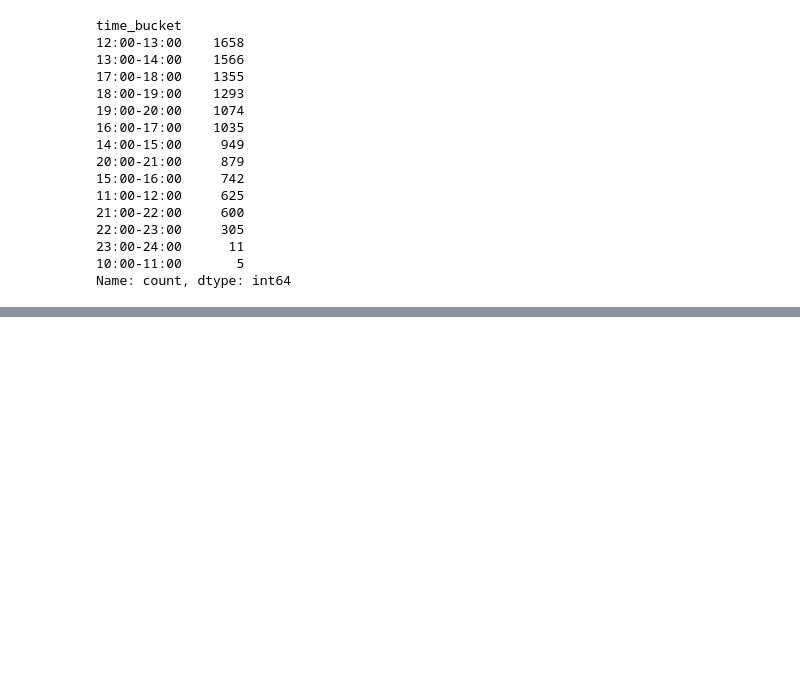
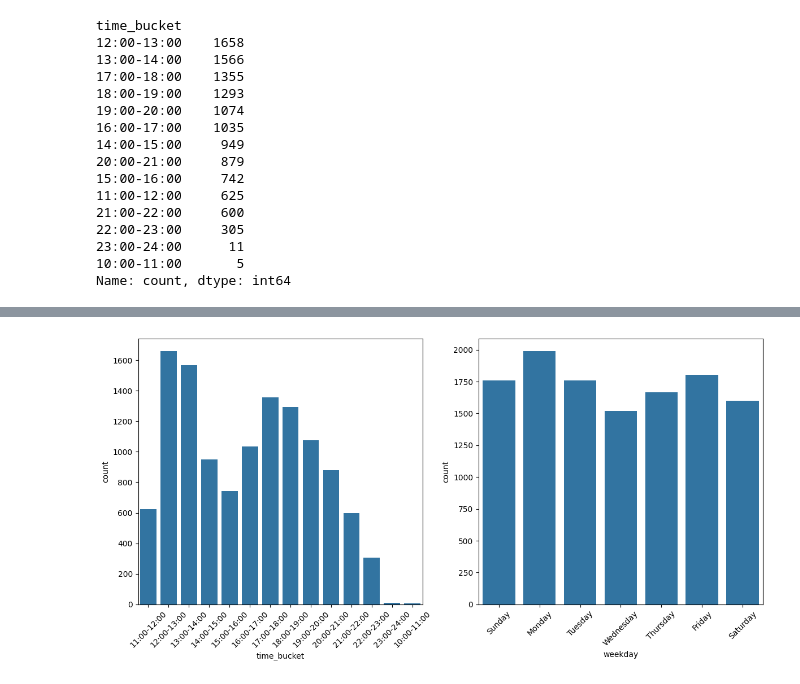
Before and after one commit to YaniaNada/Cafeteria_Analysis_OptiMeal_Project, a Jupyter notebook: exploratory_analysis.ipynb, the cells around one changed output, grey strips where cells are left out. Drawn from its saved outputs; the diff is of its cells as text; code cells hidden in the pictures; blank space fills up the shorter version.

Commit message:
exploratory_data_analysis

```diff
--- a/exploratory_analysis.ipynb
+++ b/exploratory_analysis.ipynb
@@ -103,5 +129,13 @@ import seaborn as sns
 # %%
 merged_df['order_date'] = pd.to_datetime(merged_df['order_date'], format = 'mixed')
 print(f' date data type: ',{type(merged_df["order_date"][1])})
+merged_df['order_time'] = pd.to_datetime(merged_df['order_time'], format = 'mixed').dt.time
+print(f' time data type: ',{type(merged_df["order_time"][1])})
+
+merged_df['time_seconds'] = merged_df['order_time'].apply(lambda x: x.hour * 3600 + x.minute * 60 + x.second)
+merged_df['weekday'] = merged_df['order_date'].dt.day_name()
+
+print(merged_df['weekday'].unique())
+print(merged_df.head())
 # %% [output]
  date data type:  {<class 'pandas._libs.tslibs.timestamps.Timestamp'>}
@@ -197,0 +234,11 @@ plt.show()
+# %%
+fig,axes = plt.subplots(1,2, figsize=(12, 6))
+sns.countplot(data=merged_df, x='time_bucket', ax=axes[0])
+sns.countplot(data=merged_df, x='weekday', ax=axes[1])
+# Rotate x-axis labels on each subplot
+for ax in axes:
+    ax.set_xticklabels(ax.get_xticklabels(), rotation=45)
+plt.tight_layout()       # Adjust layout to prevent clipping
+plt.show()
+# %% [output]
+[figure, added]
```
Also changed, not shown: parts of 12 cells of this notebook.
